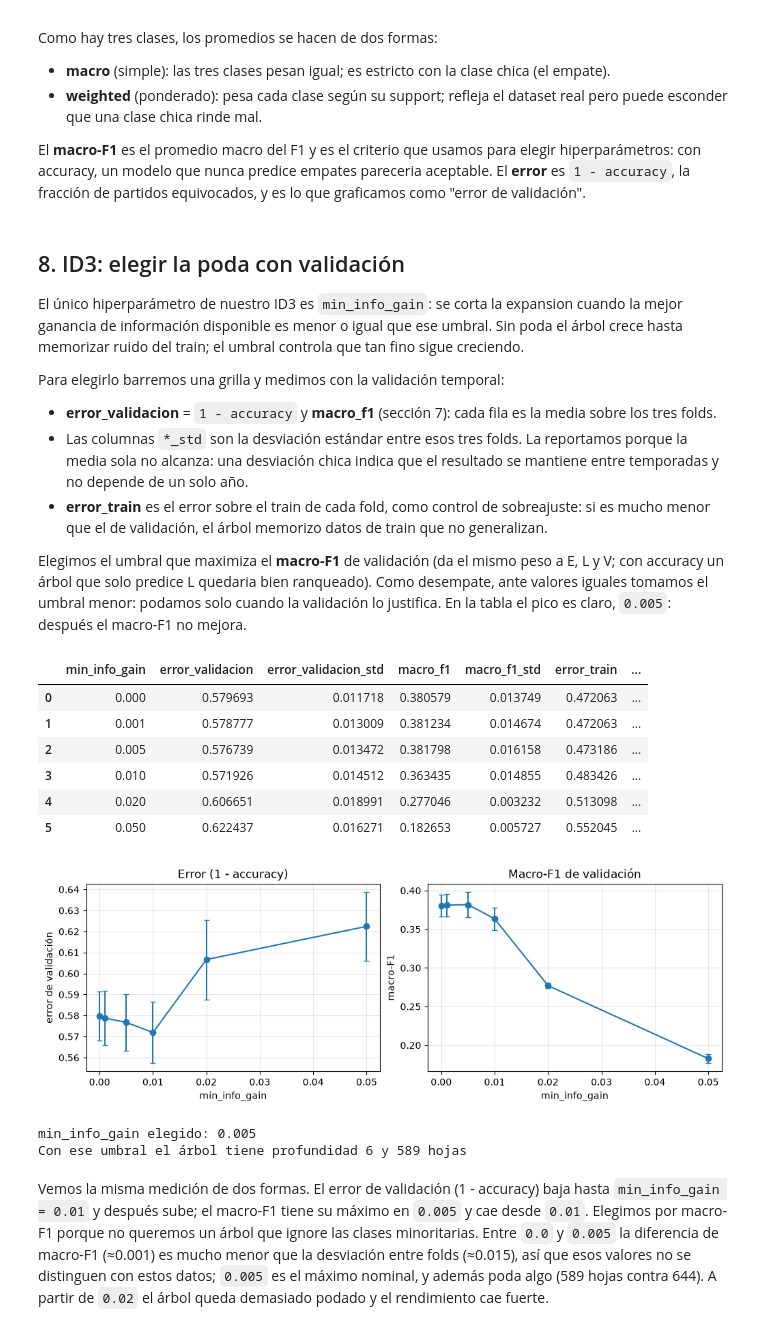
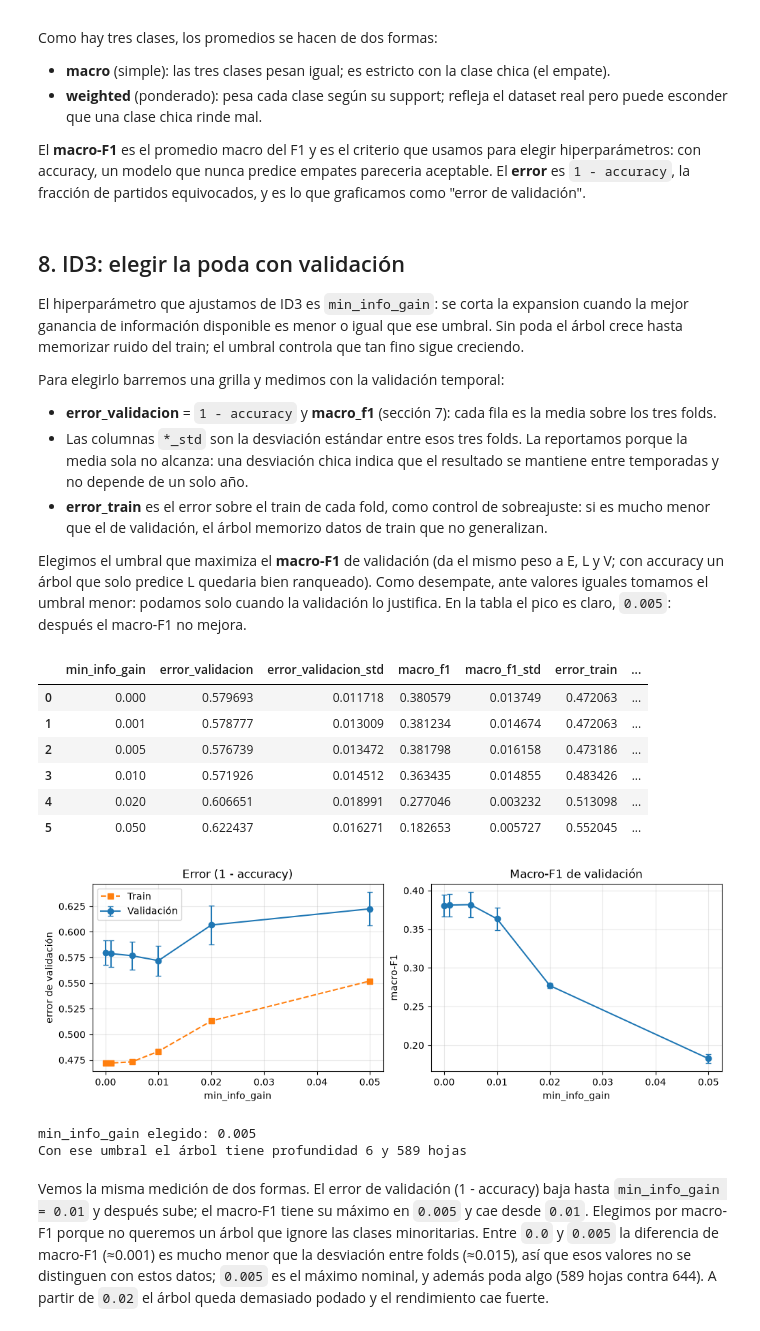
Before and after one commit to agustinocchiuzzi/laboratorioAprendAut1, a Jupyter notebook: entrega/notebook.ipynb, the cells around one changed output. Saved outputs shown, nothing was run; the diff lists cells and outputs as text; code cells hidden in the pictures.

```diff
--- a/entrega/notebook.ipynb
+++ b/entrega/notebook.ipynb
@@ -635,37 +648,42 @@ def temporal_holdout(frame):
     return train, test
 
 
-def new_discretizer():
-    """Devuelve un discretizador sin ajustar para cada partición de train."""
+def new_discretizer(feature_columns=None):
+    """Devuelve un discretizador sin ajustar para cada particion de train."""
     return MixedTypeDiscretizer(
-        categorical_features=[], numeric_features=NUMERIC_FEATURES,
+        categorical_features=[], numeric_features=(
+            list(NUMERIC_FEATURES) if feature_columns is None else list(feature_columns)
+        ),
         n_bins=3, fixed_cuts={column: LAST_5_CUTS for column in NUMERIC_FEATURES[:2]},
     )
 
 
-def evaluate_temporal_cv(estimator, frame, folds, representation):
+def evaluate_temporal_cv(estimator, frame, folds, representation,
+                         feature_columns=None):
     """Evalua solo cuando se la llama; modelo nuevo y ajustado en cada fold.
 
     Se revalidan las posiciones contra el frame exacto para que ningun modelo
     use un split distinto. representation indica el tipo de input:
-    "discrete" aplica la discretización ajustada por fold, "continuous" pasa
-    las tasas crudas y "baseline" las tasas de diez años sin discretizar.
+    "discrete" aplica la discretizacion ajustada por fold, "continuous" pasa
+    las tasas crudas y "baseline" las tasas de diez anos sin discretizar.
+    feature_columns permite comparar las entradas con el mismo preprocesado.
     """
     if folds != make_temporal_folds(frame):
         raise ValueError("Todos los modelos deben usar los folds anuales compartidos.")
+    columns = list(NUMERIC_FEATURES if feature_columns is None else feature_columns)
     rows = []
     for fold in folds:
         train = frame.iloc[list(fold.train_positions)]
         valid = frame.iloc[list(fold.validation_positions)]
 
         if representation == "discrete":
-            discretizer = new_discretizer()
-            discretizer.fit(train[NUMERIC_FEATURES])
-            X_train = discretizer.transform(train[NUMERIC_FEATURES])
-            X_valid = discretizer.transform(valid[NUMERIC_FEATURES])
+            discretizer = new_discretizer(columns)
+            discretizer.fit(train[columns])
+            X_train = discretizer.transform(train[columns])
+            X_valid = discretizer.transform(valid[columns])
         elif representation == "continuous":
-            X_train = train[NUMERIC_FEATURES]
-            X_valid = valid[NUMERIC_FEATURES]
+            X_train = train[columns]
+            X_valid = valid[columns]
         elif representation == "baseline":
             X_train = train[BASELINE_FEATURES]
             X_valid = valid[BASELINE_FEATURES]
@@ -677,7 +695,7 @@ def evaluate_temporal_cv(estimator, frame, folds, representation):
         prediction = model.predict(X_valid)
         train_prediction = model.predict(X_train)
         rows.append({
-            "validación": fold.validation_year,
+            "validacion": fold.validation_year,
             "n_train": len(train), "n_validacion": len(valid),
             "accuracy": accuracy_score(valid["winner"], prediction),
             "validation_error": 1.0 - accuracy_score(valid["winner"], prediction),
@@ -1024,7 +1034,7 @@ equivocados, y es lo que graficamos como "error de validación".
 # %% [markdown]
 ## 8. ID3: elegir la poda con validación
 
-El único hiperparámetro de nuestro ID3 es `min_info_gain`: se corta la
+El hiperparámetro que ajustamos de ID3 es `min_info_gain`: se corta la
 expansion cuando la mejor ganancia de información disponible es menor o igual
 que ese umbral. Sin poda el árbol crece hasta memorizar ruido del train; el
 umbral controla que tan fino sigue creciendo.
@@ -1067,35 +1077,38 @@ cv_id3 = pd.DataFrame(filas_id3)
 display(cv_id3.round(6))
 
 fig, ejes = plt.subplots(1, 2, figsize=(10, 3.5), layout='constrained')
 ejes[0].errorbar(cv_id3['min_info_gain'], cv_id3['error_validacion'],
-                 yerr=cv_id3['error_validacion_std'], marker='o', capsize=3)
+                 yerr=cv_id3['error_validacion_std'], marker='o', capsize=3, label='Validación')
+ejes[0].plot(cv_id3['min_info_gain'], cv_id3['error_train'],
+             marker='s', linestyle='--', label='Train')
+ejes[0].legend()
 ejes[0].set(xlabel='min_info_gain', ylabel='error de validación',
             title='Error (1 - accuracy)')
 ejes[1].errorbar(cv_id3['min_info_gain'], cv_id3['macro_f1'],
                  yerr=cv_id3['macro_f1_std'], marker='o', capsize=3)
 ejes[1].set(xlabel='min_info_gain', ylabel='macro-F1',
             title='Macro-F1 de validación')
 for eje in ejes:
     eje.grid(alpha=0.3)
 plt.show()
 
 id3_gain = float(
     cv_id3.sort_values(['macro_f1', 'min_info_gain'],
                        ascending=[False, True]).iloc[0]['min_info_gain']
 )
 fila_elegida = cv_id3[cv_id3['min_info_gain'] == id3_gain].iloc[0]
 print('min_info_gain elegido:', id3_gain)
 print(f'Con ese umbral el árbol tiene profundidad {fila_elegida["profundidad"]:.0f} '
       f'y {fila_elegida["hojas"]:.0f} hojas')
 # %% [output]
 |  | min_info_gain | error_validacion | error_validacion_std | macro_f1 | macro_f1_std | error_train | ... |
 | 0 | 0.000 | 0.579693 | 0.011718 | 0.380579 | 0.013749 | 0.472063 | ... |
 | 1 | 0.001 | 0.578777 | 0.013009 | 0.381234 | 0.014674 | 0.472063 | ... |
 | 2 | 0.005 | 0.576739 | 0.013472 | 0.381798 | 0.016158 | 0.473186 | ... |
 | 3 | 0.010 | 0.571926 | 0.014512 | 0.363435 | 0.014855 | 0.483426 | ... |
 | 4 | 0.020 | 0.606651 | 0.018991 | 0.277046 | 0.003232 | 0.513098 | ... |
 | 5 | 0.050 | 0.622437 | 0.016271 | 0.182653 | 0.005727 | 0.552045 | ... |
-[figure, old version]
+[figure, new version]
 min_info_gain elegido: 0.005
 Con ese umbral el árbol tiene profundidad 6 y 589 hojas
 # %% [markdown]
```
Also changed, not shown: parts of 36 cells of this notebook, 26 other files.
